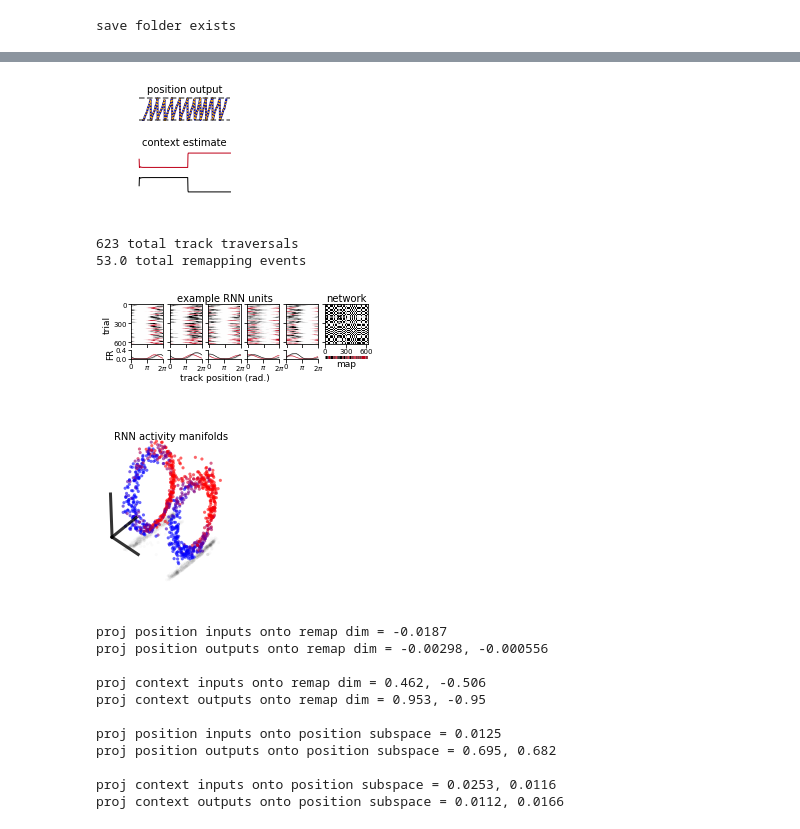
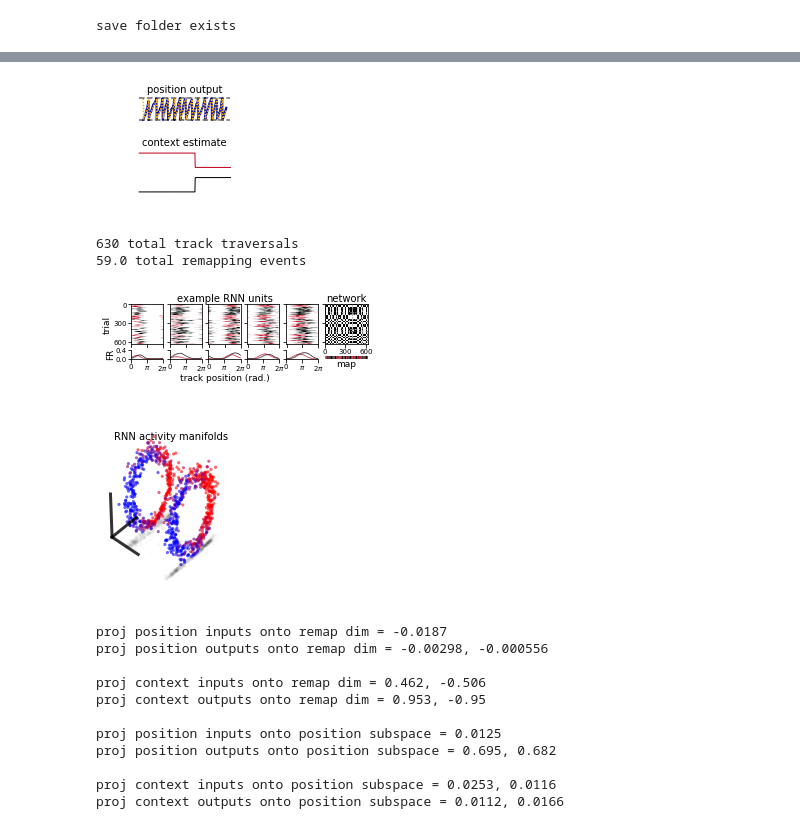
Before and after one commit to ahwillia/rnn_remapping_paper, a Jupyter notebook: fig1_1d2map/make_fig1_rnn.ipynb, the cells around one changed output, grey strips where cells are left out. Saved outputs shown, nothing was run; the diff lists cells and outputs as text; code cells hidden in the pictures.

Commit message:
added functions to analyze all 1d2map models, reorganized functions, updated fig panels

```diff
--- a/fig1_1d2map/make_fig1_rnn.ipynb
+++ b/fig1_1d2map/make_fig1_rnn.ipynb
@@ -125,39 +139,9 @@ f.savefig(f'{save_folder}PCs.png', dpi=600, bbox_inches='tight')
-# %%
-''' generate a 'mouse-like' session
-- non-negative velocity
-- many steps
-- rare remapping
-'''
-# random_state = np.random.RandomState(NP_SEED)
-# torch.manual_seed(TORCH_SEED)
-n_batch = 50
-session_params = {
-    'num_maps': 2,
-    'num_steps': 330,
-    'remap_pulse_duration': 2,
-    'remap_rate': 0.002,
-    'velocity_drift_stddev': 0.1,
-    'velocity_noise_stddev': 0.3}
-
-# get sample neural activity, position targets, map targets, inputs
-inp_init, inp_remaps, inp_vel, pos_targets, map_targets = \
-        rnn.generate_batch_pos_vel(n_batch, random_state, **session_params)
-
-pos_outputs, map_logits, hidden_states = model(inp_init, inp_vel, inp_remaps)
-
-X = hidden_states.detach().numpy()
-
-map_targ = map_targets.detach().numpy()
-map_logits = map_logits.detach().numpy()
-
-pos_targ = pos_targets.detach().numpy()
-pos_targ = (pos_targ + np.pi) % (2 * np.pi) - np.pi
 # %%
 # check the output...
-f, gs = fig1_plots.plot_fig1f(pos_targ[:, 0], pos_targ[:, 0], map_logits[:, 0])
+f, gs = fig1_plots.plot_f(pos_targets, pos_outputs, map_logits)
 plt.show()
 # %% [output]
-[figure, old version]
+[figure, new version]
 # %%
 ''' process the data '''
 # trim unfinished traversals and flatten across the batch
@@ -173,13 +157,13 @@ n_remaps = np.sum(np.abs(np.diff(map_targ)))
 print(f'{n_remaps} total remapping events')
 
 # get the position-binned firing rates for each traversal
-FR_by_traversal = rnn.fr_by_traversal(X, pos_targ, traversals_by_obs)
+FR_by_traversal = rnn.fr_by_traversal(X, pos_targ, traversals_by_obs, n_pos_bins=50)
 
 # calculate the trial-trial spatial similarity
 sim = spk.spatial_similarity(FR_by_traversal.copy())
 # %% [output]
-623 total track traversals
-53.0 total remapping events
+630 total track traversals
+59.0 total remapping events
 # %%
 # choose example units
 n_units = X.shape[-1]
@@ -188,18 +172,18 @@ possible_units = np.arange(n_units)
 possible_units = possible_units[np.max(np.mean(FR_by_traversal, axis=0), axis=1) > 0.3]
 ex_units = np.random.choice(possible_units, n_ex_units, replace=False)
 # %%
-''' plot figure 1h: RNN single unit examples & network similarity '''
-f, gs = fig1_plots.plot_fig1h(FR_by_traversal, sim, map_idx, ex_units)
+''' plot figure 1G: RNN single unit examples & network similarity '''
+f, gs = fig1_plots.plot_g(FR_by_traversal, sim, map_idx, ex_units)
 plt.show()
 f.savefig(f'{save_folder}ex_tuning_similarity.png', dpi=600, bbox_inches='tight')
 # %% [output]
-[figure, old version]
+[figure, new version]
 # %%
 # just curious...
-f, ax = fig1_plots.plot_fig1i(X, pos_targ)
+f, ax = fig1_plots.plot_h(X, pos_targ)
 plt.show()
 # %% [output]
-[figure, old version]
+[figure, new version]
 # %%
 ''' Figure 2E: alignment of the position and remapping dims to the inputs and outputs
 TODO move this to a different fig (or supplemental fig?)
```
Also changed, not shown: parts of 16 cells of this notebook, 14 other files.
